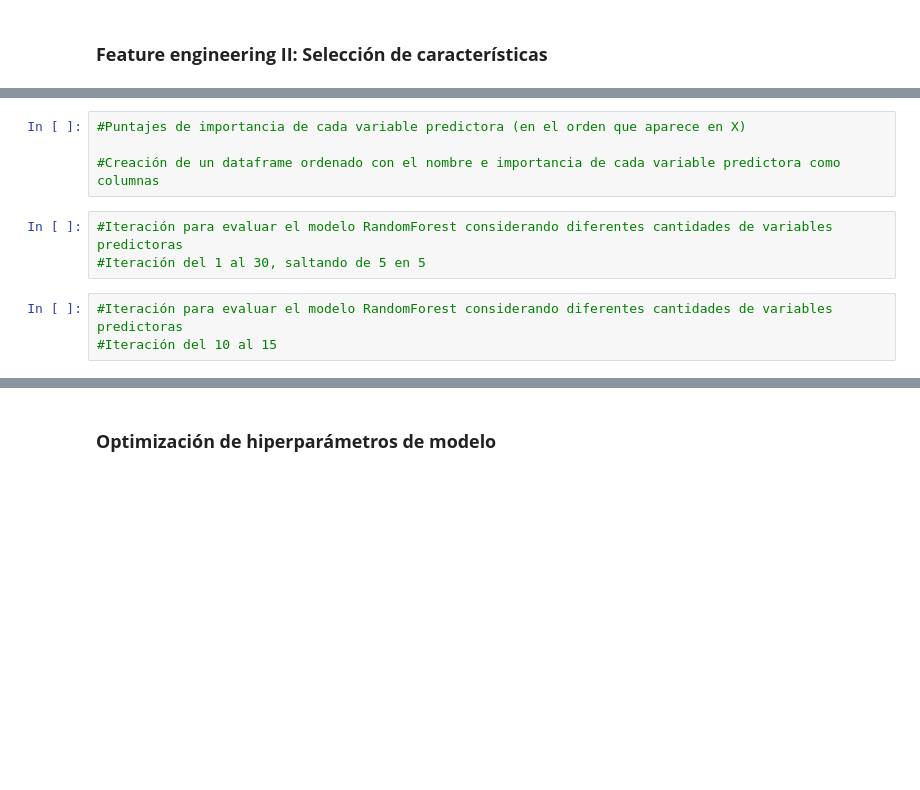
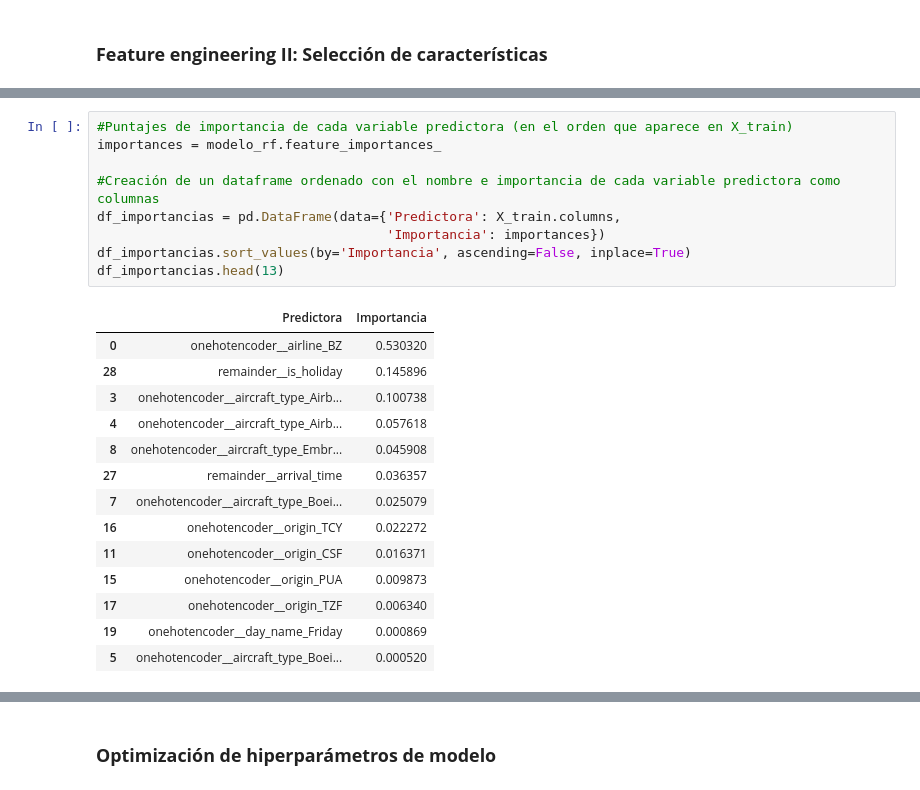
Before and after one commit to JLuceroVasquez/ia-aumentada-prevision-de-atrasos-de-vuelos, a Jupyter notebook: optimización_aeroportuaria.ipynb, the cells around one changed output, grey strips where cells are left out. Drawn from its saved outputs; the diff is of its cells as text; blank space fills up the shorter version.

```diff
--- a/optimización_aeroportuaria.ipynb
+++ b/optimización_aeroportuaria.ipynb
@@ -690,10 +708,24 @@ for metrica in metricas.keys():
 # %%
-#Puntajes de importancia de cada variable predictora (en el orden que aparece en X)
+#Puntajes de importancia de cada variable predictora (en el orden que aparece en X_train)
+importances = modelo_rf.feature_importances_
 
 #Creación de un dataframe ordenado con el nombre e importancia de cada variable predictora como columnas
+df_importancias = pd.DataFrame(data={'Predictora': X_train.columns,
+                                     'Importancia': importances})
+df_importancias.sort_values(by='Importancia', ascending=False, inplace=True)
+df_importancias.head(13)
+# %% [output]
+|  | Predictora | Importancia |
+| 0 | onehotencoder__airline_BZ | 0.530320 |
+| 28 | remainder__is_holiday | 0.145896 |
+| 3 | onehotencoder__aircraft_type_Airb... | 0.100738 |
+| 4 | onehotencoder__aircraft_type_Airb... | 0.057618 |
+| 8 | onehotencoder__aircraft_type_Embr... | 0.045908 |
+| 27 | remainder__arrival_time | 0.036357 |
+| 7 | onehotencoder__aircraft_type_Boei... | 0.025079 |
+| 16 | onehotencoder__origin_TCY | 0.022272 |
+| 11 | onehotencoder__origin_CSF | 0.016371 |
+| 15 | onehotencoder__origin_PUA | 0.009873 |
+| 17 | onehotencoder__origin_TZF | 0.006340 |
+| 19 | onehotencoder__day_name_Friday | 0.000869 |
+| 5 | onehotencoder__aircraft_type_Boei... | 0.000520 |
-# %%
-#Iteración para evaluar el modelo RandomForest considerando diferentes cantidades de variables predictoras
-#Iteración del 1 al 30, saltando de 5 en 5
-# %%
-#Iteración para evaluar el modelo RandomForest considerando diferentes cantidades de variables predictoras
-#Iteración del 10 al 15
```
Also changed, not shown: parts of 25 cells of this notebook.
